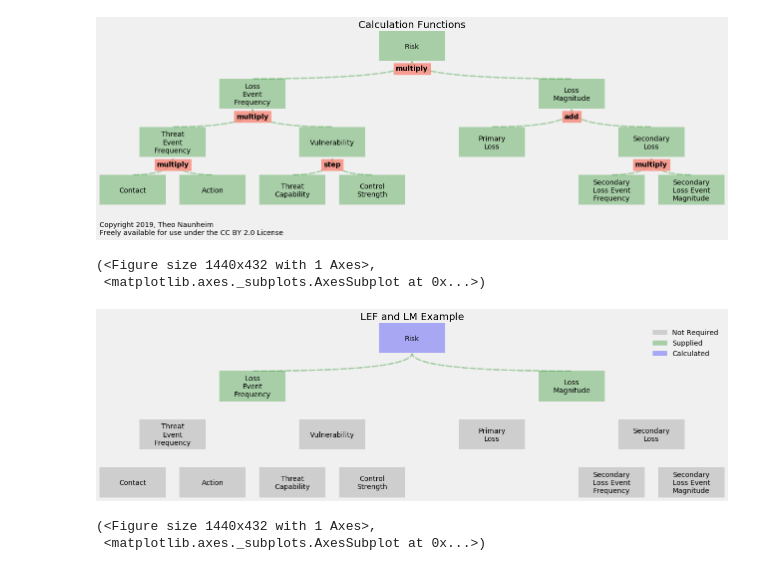
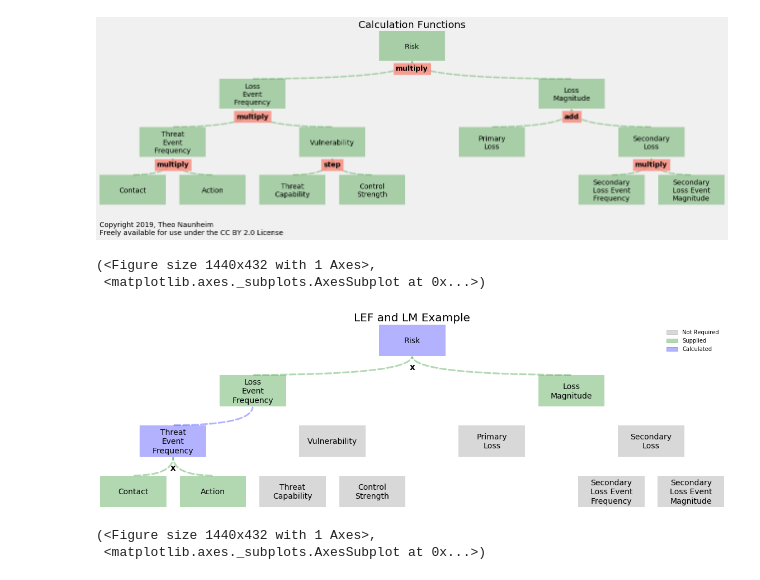
Before and after one commit to Hive-Systems/pyfair, a Jupyter notebook: scratch.ipynb, the cells around one changed output. Cells and saved outputs as stored; diff of their text form; code cells hidden in the pictures.

```diff
--- a/scratch.ipynb
+++ b/scratch.ipynb
@@ -308,17 +308,17 @@ class FairTreeGraph(object):
 
     # Class attribute
     DIMENSIONS = pd.DataFrame.from_dict({
-    'Contact'                       : ['Contact'   ,    0,    0,  600,  800, 'gray', None],
-    'Threat Event Frequency'        : ['Threat\nEvent\nFrequency' ,  600,  800, 1800, 1600, 'gray', 'multiply'],
-    'Action'                        : ['Action'   , 1200,    0,  600,  800, 'gray', None],
+    'Contact'                       : ['Contact'   ,    0,    0,  600,  800, 'green', None],
+    'Threat Event Frequency'        : ['Threat\nEvent\nFrequency' ,  600,  800, 1800, 1600, 'blue', 'x'],
+    'Action'                        : ['Action'   , 1200,    0,  600,  800, 'green', None],
     'Threat Capability'             : ['Threat\nCapability'  , 2400,    0, 3000,  800, 'gray', None],
     'Vulnerability'                 : ['Vulnerability'   , 3000,  800, 1800, 1600, 'gray', 'step'],
     'Control Strength'              : ['Control\nStrength'  , 3600,    0, 3000,  800, 'gray', None],
-    'Loss Magnitude'                : ['Loss\nMagnitude'  , 6600, 1600, 4200, 2400, 'green', 'add'],
-    'Loss Event Frequency'          : ['Loss\nEvent\nFrequency', 1800, 1600, 4200, 2400, 'green', 'multiply'],
-    'Risk'                          : ['Risk'   , 4200, 2400, 4200, 5000, 'blue', 'multiply'],
+    'Loss Magnitude'                : ['Loss\nMagnitude'  , 6600, 1600, 4200, 2400, 'green', '+'],
+    'Loss Event Frequency'          : ['Loss\nEvent\nFrequency', 1800, 1600, 4200, 2400, 'green', 'x'],
+    'Risk'                          : ['Risk'   , 4200, 2400, 4200, 5000, 'blue', 'x'],
     'Primary Loss'                  : ['Primary\nLoss'  , 5400,  800, 6600, 1600, 'gray', None],
-    'Secondary Loss'                : ['Secondary\nLoss'  , 7800,  800, 6600, 1600, 'gray', 'multiply'],
+    'Secondary Loss'                : ['Secondary\nLoss'  , 7800,  800, 6600, 1600, 'gray', 'x'],
     'Secondary Loss Event Frequency': ['Secondary\nLoss Event\nFrequency', 7200,    0, 7800,  800, 'gray', None],
     'Secondary Loss Event Magnitude': ['Secondary\nLoss Event\nMagnitude', 8400,    0, 7800,  800, 'gray', None],
 }, orient='index', columns=['tag', 'self_x', 'self_y', 'parent_x', 'parent_y', 'color', 'function'])
@@ -375,6 +375,17 @@ class FairTreeGraph(object):
             fontweight='medium',
         )
 
+    def _generate_operators(self, row, ax):
+        if row.color == 'blue':
+            ax.text(
+                row['self_x'] + 500,
+                row['self_y'] - 180,
+                row['function'],
+                horizontalalignment='center',
+                verticalalignment='center',
+                fontsize=15,
+                fontweight='bold',
+            )
 
     def _generate_lines(self, row, ax):
         '''Generate lines between boxes'''
@@ -388,34 +399,35 @@ class FairTreeGraph(object):
                     connectionstyle="angle3,angleA=0,angleB=-90",
                     ec=row['color'],
                     alpha=.3,
                     linestyle='--',
                     linewidth=3
                 ),
             )
 
     def _generate_legend(self, ax):
         # Gen legend
         patches = [Patch(color=color, label=label, alpha=.3) for label, color in self._colormap.items()]
         plt.legend(handles=patches, frameon=False)
 
     def generate_image(self):
         fig, ax = plt.subplots()
         fig.set_size_inches(20,6)
         self.DIMENSIONS.apply(self._generate_lines, args=[ax], axis=1)
         ax = self._tweak_axes(ax)
         self.DIMENSIONS.apply(self._generate_text, args=[ax], axis=1)
+        self.DIMENSIONS.apply(self._generate_operators, args=[ax], axis=1)
         self._generate_rects(ax)
 
         #ax.text(0, -500, 'Copyright 2019, Theo Naunheim\nFreely available for use under the CC BY 2.0 License')
         self._generate_legend(ax)
         return (fig, ax)
 
 
 FairTreeGraph().generate_image()
 # %% [output]
 (<Figure size 1440x432 with 1 Axes>,
  <matplotlib.axes._subplots.AxesSubplot at 0x...>)
-[figure, old version]
+[figure, new version]
 # %%
 import pandas as pd
 
```
